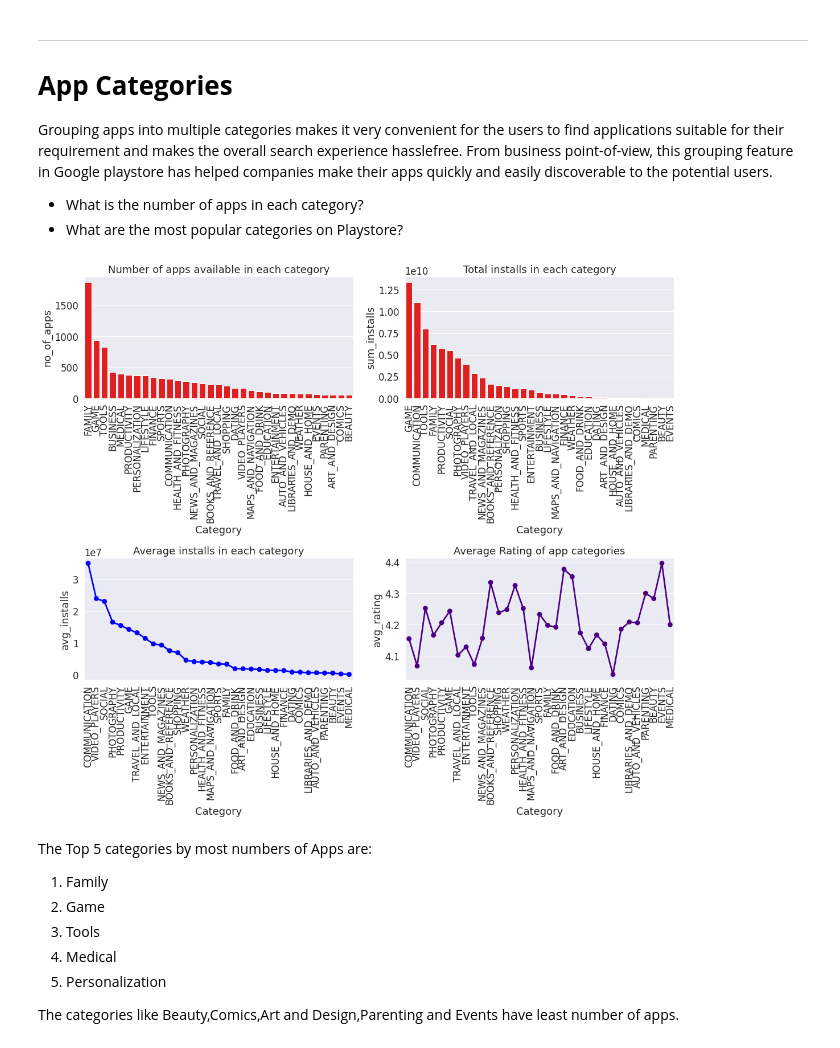
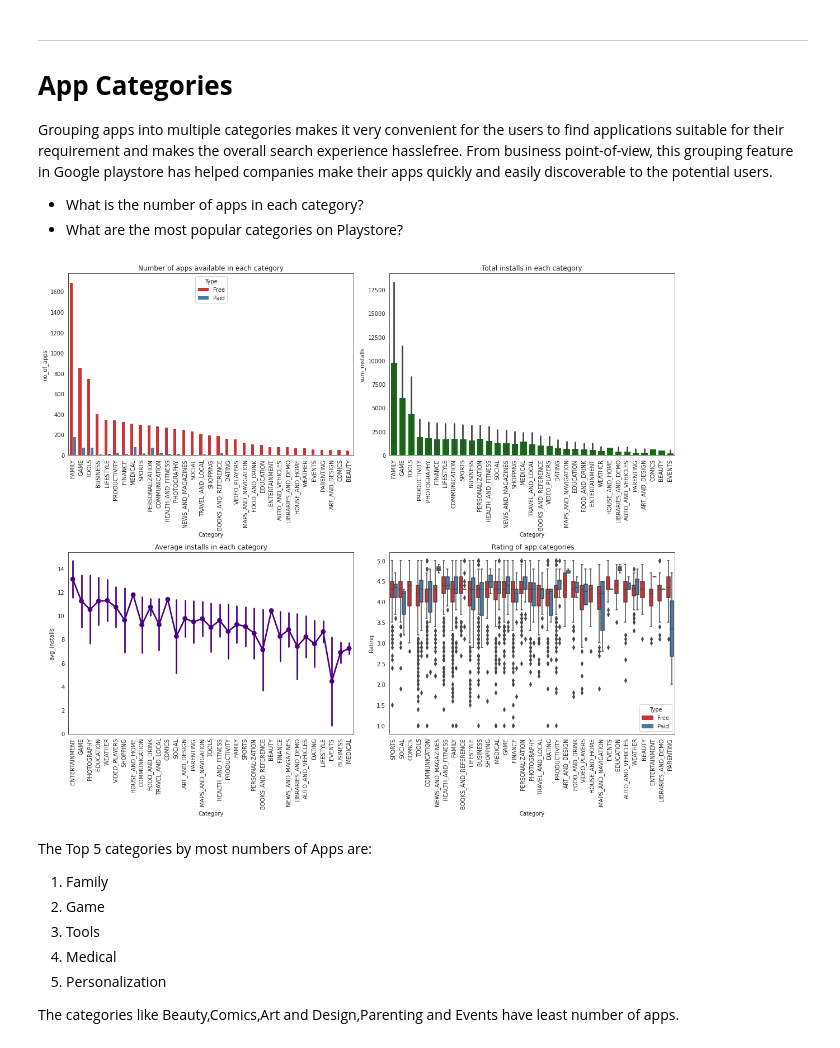
Before and after one commit to RadhikaRM/Playstore-Data-Analysis, a Jupyter notebook: PlayStore_EDA.ipynb, the cells around one changed output. Drawn from its saved outputs; the diff is of its cells as text; code cells hidden in the pictures.

```diff
--- a/PlayStore_EDA.ipynb
+++ b/PlayStore_EDA.ipynb
@@ -26,13 +26,13 @@ First,we import the libraries and modules which we have to use in this analysis.
 import pandas as pd
 import numpy as np
 import seaborn as sns
+sns.set_style('white')
 import matplotlib
 import matplotlib.pyplot as plt
 %matplotlib inline
 from datetime import datetime
-import nltk
-nltk.download('stopwords')
-from nltk.corpus import stopwords
-from collections import Counter
+
+from PIL import Image
+from wordcloud import WordCloud
 import warnings
 warnings.filterwarnings('ignore')
@@ -812,36 +831,39 @@ Grouping apps into multiple categories makes it very convenient for the users to
 *  What is the number of apps in each category?
 *  What are the most popular categories on Playstore?
 # %%
-#Distribution plots of Performance Indicators
+#Setting figure size
 fig = plt.figure(figsize=(16,14))
 
-category_df=PS_df.groupby(['Category']).agg(no_of_apps=('App','count'),sum_installs=('Installs',sum),avg_rating=('Rating','mean'),avg_installs=('Installs','mean'))
+#Finding the Number of apps,Sum of installs,Average Rating of each category
+category_df=PS_df.groupby(['Category','Type']).agg(no_of_apps=('App','count'),
+sum_installs=('log_installs',sum),avg_rating=('Rating','mean'),avg_installs=('log_installs','mean')).reset_index()
+
 plt.subplot(2,2,1)
 category_df.sort_values('no_of_apps',ascending=False,inplace=True)
-sns.barplot(x=category_df.index,y=category_df['no_of_apps'],data=category_df,color='red')
+sns.barplot(x=category_df['Category'],y=category_df['no_of_apps'],data=category_df,hue='Type',palette='Set1')
 plt.title('Number of apps available in each category')
 plt.xticks(rotation=90)
 
 plt.subplot(2,2,2)
 category_df.sort_values('sum_installs',ascending=False,inplace=True)
-sns.barplot(x=category_df.index,y=category_df['sum_installs'],data=category_df,color='red')
+sns.barplot(x=category_df['Category'],y=category_df['sum_installs'],data=category_df,color='green')
 plt.title('Total installs in each category')
 plt.xticks(rotation=90)
 
 plt.subplot(2,2,3)
 category_df.sort_values('avg_installs',ascending=False,inplace=True)
-sns.pointplot(x=category_df.index,y=category_df['avg_installs'],data=category_df,color='blue')
+sns.pointplot(x=category_df['Category'],y=category_df['avg_installs'],data=category_df,color='indigo')
 plt.title('Average installs in each category')
 plt.xticks(rotation=90)
 
 plt.subplot(2,2,4)
-sns.pointplot(x=category_df.index,y='avg_rating',data=category_df,color='indigo')
-plt.title('Average Rating of app categories')
+sns.boxplot(x='Category',y='Rating',data=PS_df,hue='Type',palette='Set1')
+plt.title(' Rating of app categories')
 plt.xticks(rotation=90)
 
 plt.tight_layout()
 # %% [output]
-[figure, old version]
+[figure, new version]
 # %% [markdown]
 The Top 5 categories by most numbers of Apps are:
 
```
Also changed, not shown: parts of 55 cells of this notebook.
